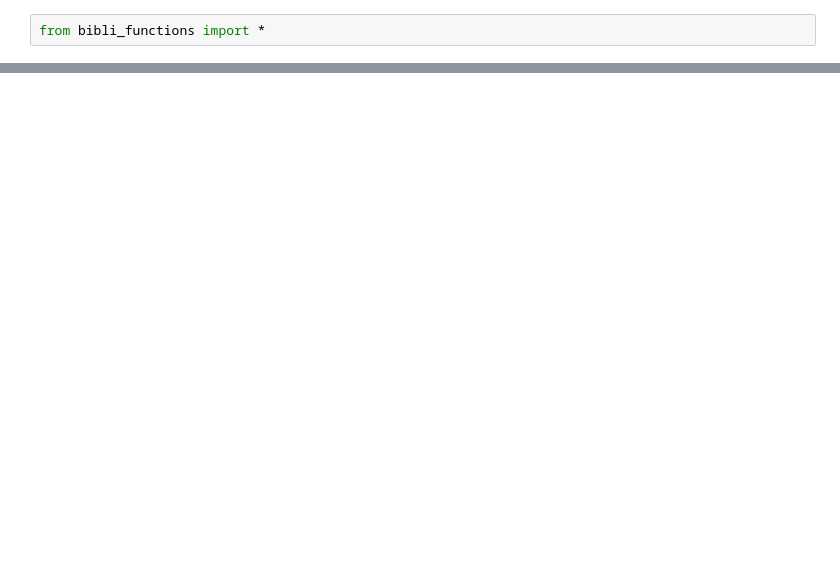
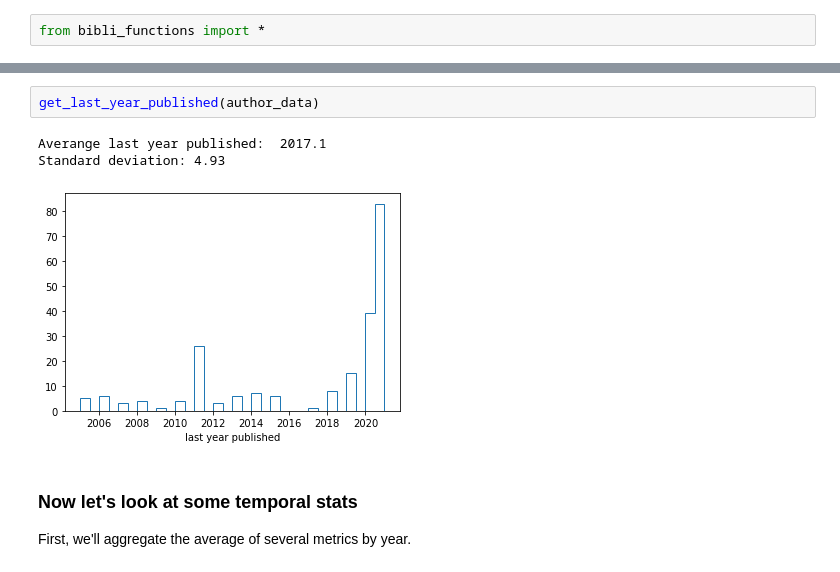
Before and after one commit to cmlamman/bibliog, a Jupyter notebook: Example.ipynb, the cells around one changed output, grey strips where cells are left out. Cells and saved outputs as stored; diff of their text form; blank space fills up the shorter version.

```diff
--- a/Example.ipynb
+++ b/Example.ipynb
@@ -19,0 +36,9 @@ Mean:  64.72008500939415 +/-  81.91534696574102
+# %%
+get_last_year_published(author_data)
+# %% [output]
+Averange last year published:  2017.1
+Standard deviation: 4.93
+[figure, added]
+# %% [markdown]
+### Now let's look at some temporal stats
+First, we'll aggregate the average of several metrics by year.
```
Also changed, not shown: parts of 11 cells of this notebook, 4 other files.
